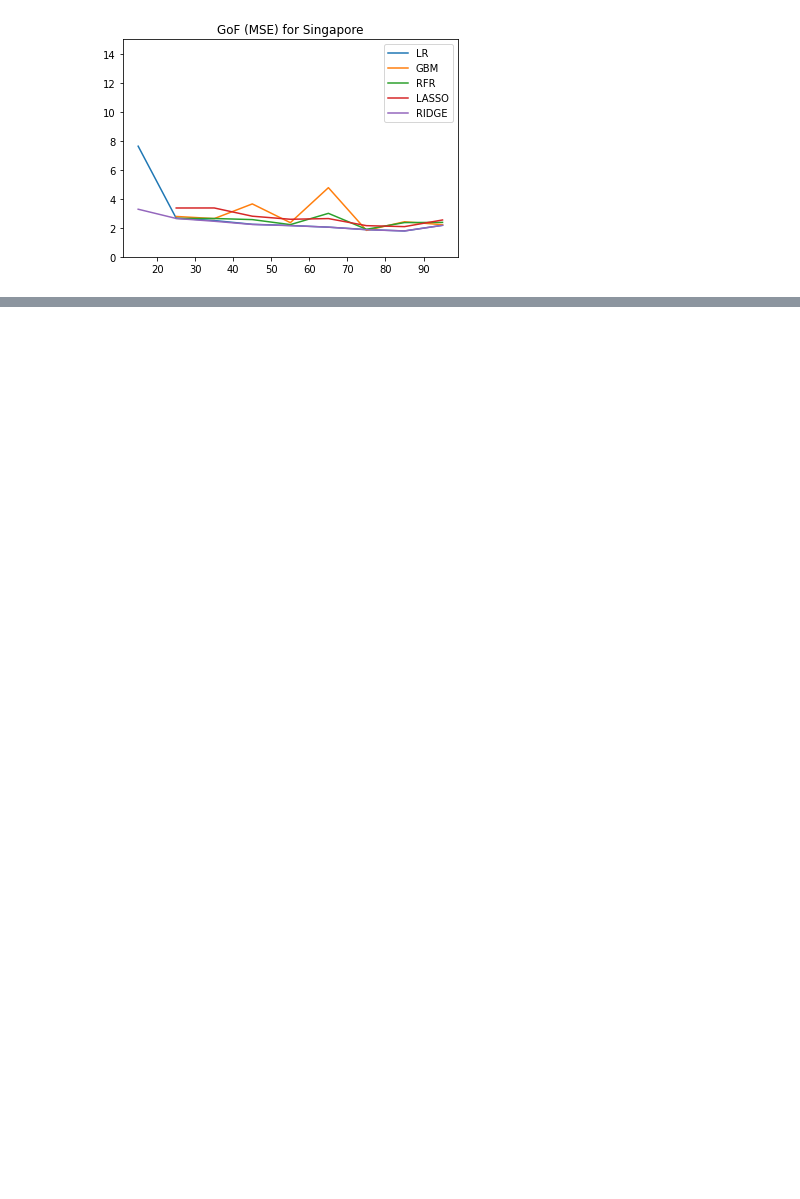
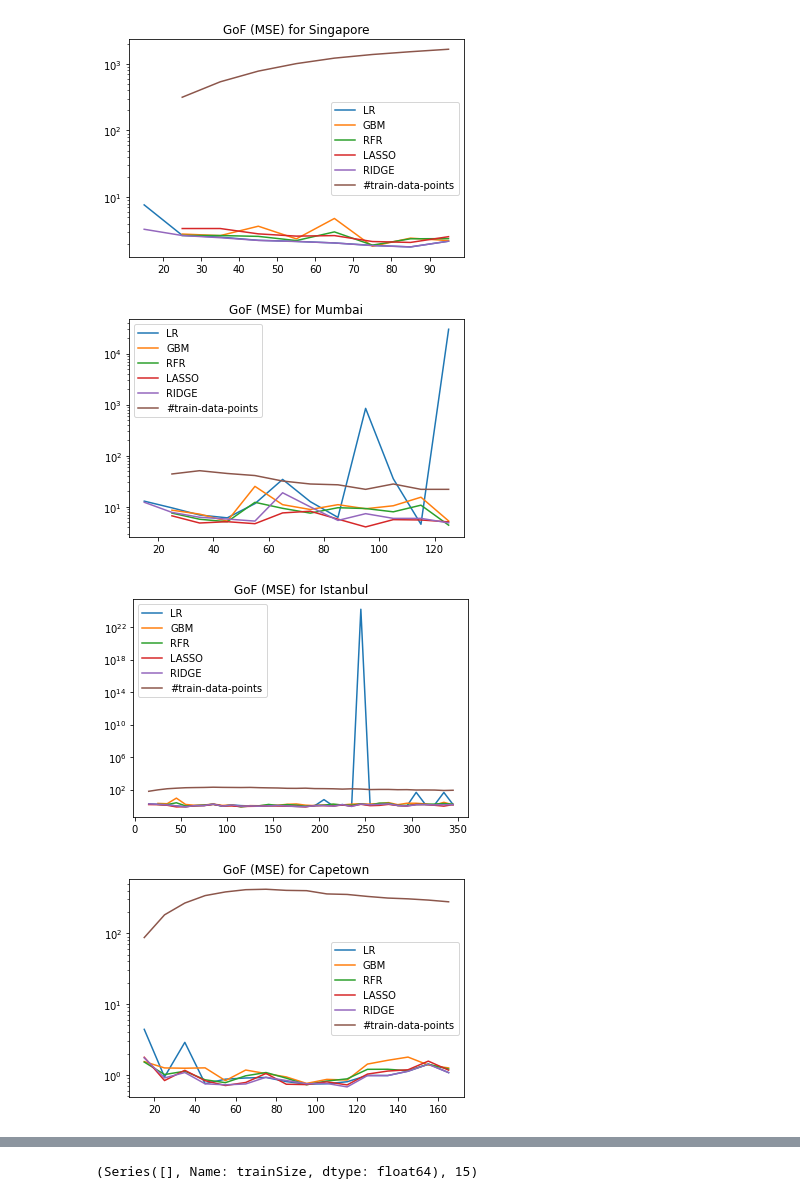
Before and after one commit to mie-lab/Urbanscales, a Jupyter notebook: jupyternotebooks/Analyse_gof_file.ipynb, the cells around one changed output, grey strips where cells are left out. Saved outputs shown, nothing was run; the diff lists cells and outputs as text; code cells hidden in the pictures; blank space fills up the shorter version.

```diff
--- a/jupyternotebooks/Analyse_gof_file.ipynb
+++ b/jupyternotebooks/Analyse_gof_file.ipynb
@@ -40,6 +40,7 @@ for city in ["Singapore", "Mumbai", "Istanbul", "Capetown", "London", "MexicoCit
     lasso = []
     ridge = []
     x = []
+    train_size = []
     for scale in range(15, 350, 10):
         try:
             b = df.loc[(df['city'] == city) & (df['seed'] == scale) & (df['model'] == "linearregression")]
@@ -71,13 +72,22 @@ for city in ["Singapore", "Mumbai", "Istanbul", "Capetown", "London", "MexicoCit
         except:
             lasso.append(float('nan'))
 
+        try:
+            b = df.loc[(df['city'] == city) & (df['seed'] == scale) & (df['model'] == "lasso")]
+            train_size.append(b["trainSize"].to_numpy().flatten().tolist()[0])
+        except:
+            train_size.append(float('nan'))
+
         x.append(scale)
 
+
+    train_size = [k/max(train_size) for k in train_size]
     plt.plot(x, lr, label = "LR")
     plt.plot(x, gbm, label = "GBM")
     plt.plot(x, rfr, label = "RFR")
     plt.plot(x, lasso, label = "LASSO")
     plt.plot(x, ridge, label = "RIDGE")
+    plt.plot(x, train_size, "-",label = "#train-data-points")
     plt.legend()
     plt.ylim(-0.8,0.8)
     plt.title("GoF (QWK) for " + city)
@@ -101,6 +111,7 @@ for city in ["Singapore", "Mumbai", "Istanbul", "Capetown", "London", "MexicoCit
     lasso = []
     ridge = []
     x = []
+    train_size = []
     for scale in range(15, 350, 10):
         try:
             b = df.loc[(df['city'] == city) & (df['seed'] == scale) & (df['model'] == "linearregression")]
@@ -116,32 +127,43 @@ for city in ["Singapore", "Mumbai", "Istanbul", "Capetown", "London", "MexicoCit
 
         try:
             b = df.loc[(df['city'] == city) & (df['seed'] == scale) & (df['model'] == "randomforestregressor")]
             rfr.append(b["mu-scores-mse"].to_numpy().flatten().tolist()[0])
         except:
             rfr.append(float('nan'))
 
         try:
             b = df.loc[(df['city'] == city) & (df['seed'] == scale) & (df['model'] == "ridge")]
             ridge.append(b["mu-scores-mse"].to_numpy().flatten().tolist()[0])
         except:
             ridge.append(float('nan'))
 
         try:
             b = df.loc[(df['city'] == city) & (df['seed'] == scale) & (df['model'] == "lasso")]
             lasso.append(b["mu-scores-mse"].to_numpy().flatten().tolist()[0])
         except:
             lasso.append(float('nan'))
 
+        try:
+            b = df.loc[(df['city'] == city) & (df['seed'] == scale) & (df['model'] == "lasso")]
+            train_size.append(b["trainSize"].to_numpy().flatten().tolist()[0])
+        except:
+            train_size.append(float('nan'))
+
         x.append(scale)
 
     plt.plot(x, lr, label = "LR")
     plt.plot(x, gbm, label = "GBM")
     plt.plot(x, rfr, label = "RFR")
     plt.plot(x, lasso, label = "LASSO")
     plt.plot(x, ridge, label = "RIDGE")
+    plt.plot(x, train_size, label = "#train-data-points")
     plt.legend()
-    plt.ylim(0, 15)
+    plt.yscale("log")
+#     plt.ylim(0, 20)
     plt.title("GoF (MSE) for " + city)
     plt.show()
 # %% [output]
-[figure, old version]
+[figure, new version]
+[figure, added]
+[figure, added]
+[figure, added]
@@ -147,0 +174,4 @@ for city in ["Singapore", "Mumbai", "Istanbul", "Capetown", "London", "MexicoCit
+# %%
+b["trainSize"], scale
+# %% [output]
+(Series([], Name: trainSize, dtype: float64), 15)
```
Also changed, not shown: parts of 2 cells of this notebook.
